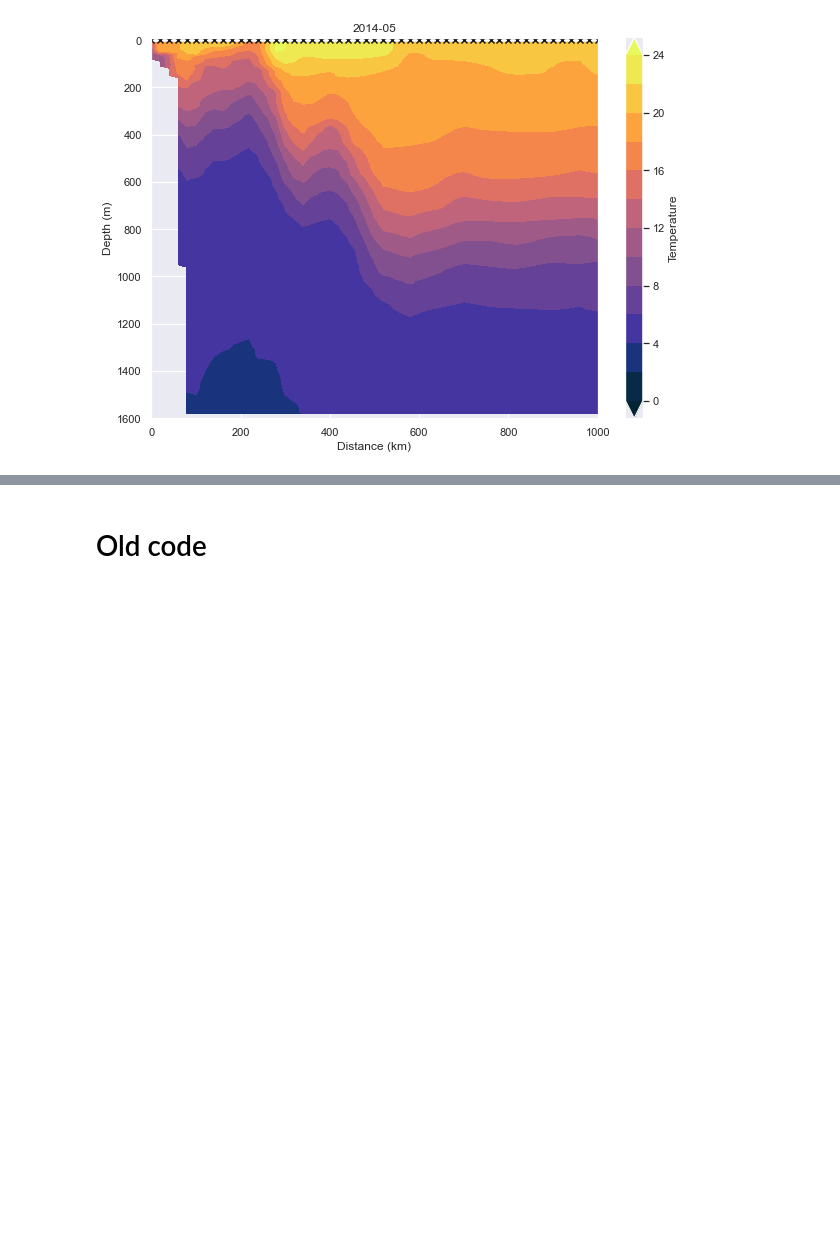
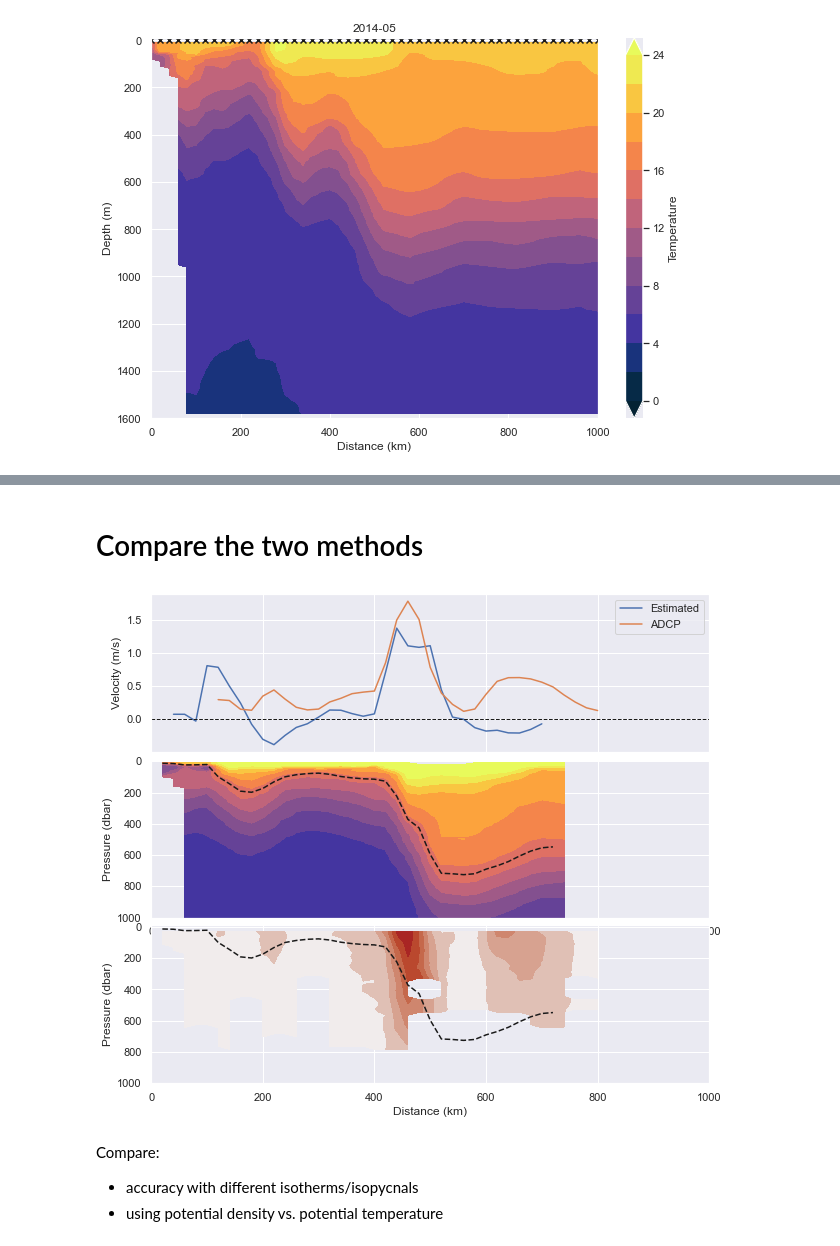
Before and after one commit to ktcarr/12.843, a Jupyter notebook: lab2/lab2_analysis.ipynb, the cells around one changed output, grey strips where cells are left out. Drawn from its saved outputs; the diff is of its cells as text; code cells hidden in the pictures; blank space fills up the shorter version.

Commit message:
figured out velocity over-estimates

```diff
--- a/lab2/lab2_analysis.ipynb
+++ b/lab2/lab2_analysis.ipynb
@@ -19,3 +24,13 @@ data = data.rename({'p':'depth'})
+# %%
+uv = xr.open_dataset('VelocityData.nc')
+speed_vals  = np.sqrt(uv['AllUArray']**2 + uv['AllVArray']**2).values
+speed = xr.DataArray(speed_vals, coords={'dist':uv['DistanceCenterCell'].values/1000, # convert to km
+                                         'p'   :uv['DepthCenterCell'].values,
+                                         'time':data.time[::-1]}, dims=['time','p','dist'])
+speed['p'] = -gsw.z_from_p(speed['p'], lat=40.3) # convert pressure to depth
+speed      = speed.rename({'p':'depth'})
+speed      = speed.reindex(time=speed.time[::-1]) # time dimension matches density data
+speed      = speed.interp({'dist':data.dist}) # interpolate distances to match density data
 # %% [markdown]
 # Plot
 # %% [markdown]
@@ -137,2 +129,0 @@ plt.show()
-# %% [markdown]
-# Old code
@@ -150,0 +130,54 @@ def get_iso_grad(data,x):
+# %% [markdown]
+# Compare the two methods
+# %%
+# iso = get_iso(data.isel(time=1), 15)
+
+time_idx                 = 3
+iso, grad, v             = est_velocity(data.isel(time=time_idx), 15)
+speed_lower, speed_upper = get_lower_upper(speed.isel(time=time_idx), iso)
+
+c = sns.color_palette()
+fig = plt.figure(figsize=(10,9))
+
+#### Plot average velocity in each layer
+ax0 = fig.add_subplot(3,1,1)
+ax0.plot(v.dist, v.values, label='Estimated')
+ax0.plot(v.dist, speed_upper, color=c[1], label='ADCP')
+ax0.set_xticklabels([])
+ax0.axhline(0,ls='--',lw=1,c='k')
+ax0.set_xlim([0,1000])
+ax0.set_ylabel('Velocity (m/s)')
+ax0.legend()
+
+
+#### Plot Temperature profile ###
+ax = fig.add_subplot(3,1,2)
+p = ax.contourf(data.dist, data.depth, data.isel(time=time_idx)['T'].T, cmap='cmo.thermal',
+               levels=np.arange(0,25,2), extend='both') # create contour plot
+ax.plot(iso.dist, iso.values, c='k', ls='--')
+# ax.plot(iso[:,0], iso[:,1], c='k', ls='--')
+ax.set_ylabel('Pressure (dbar)')
+ax.set_xlabel('Distance (km)')
+ax.set_ylim([-10,1000])
+plt.gca().invert_yaxis() # reverse order of y axis so that depth decreases going down
+
+
+#### Plot Velocity profile ####
+ax = fig.add_subplot(3,1,3)
+p = ax.contourf(speed.dist, speed.depth, speed.isel(time=time_idx), cmap='cmo.balance',
+               levels=gen_utils.make_cb_range(3,.3), extend='both') # create contour plot
+ax.plot(iso.dist, iso.values, c='k', ls='--')
+# ax.plot(iso[:,0], iso[:,1], c='k', ls='--')
+ax.set_ylabel('Pressure (dbar)')
+ax.set_xlabel('Distance (km)')
+ax.set_ylim([-10,1000])
+plt.gca().invert_yaxis() # reverse order of y axis so that depth decreases going down
+
+plt.subplots_adjust(hspace=.05)
+plt.show()
+# %% [output]
+[figure, added]
+# %% [markdown]
+Compare:
+- accuracy with different isotherms/isopycnals
+- using potential density vs. potential temperature
```
Also changed, not shown: parts of 10 cells of this notebook.
